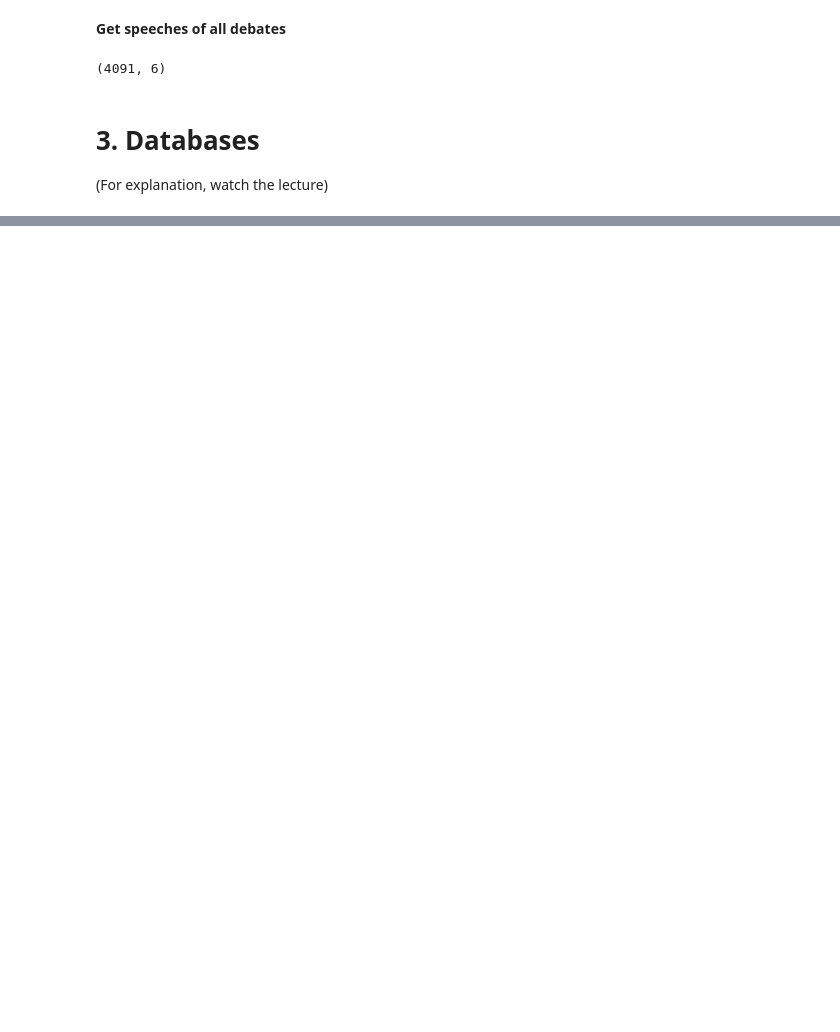
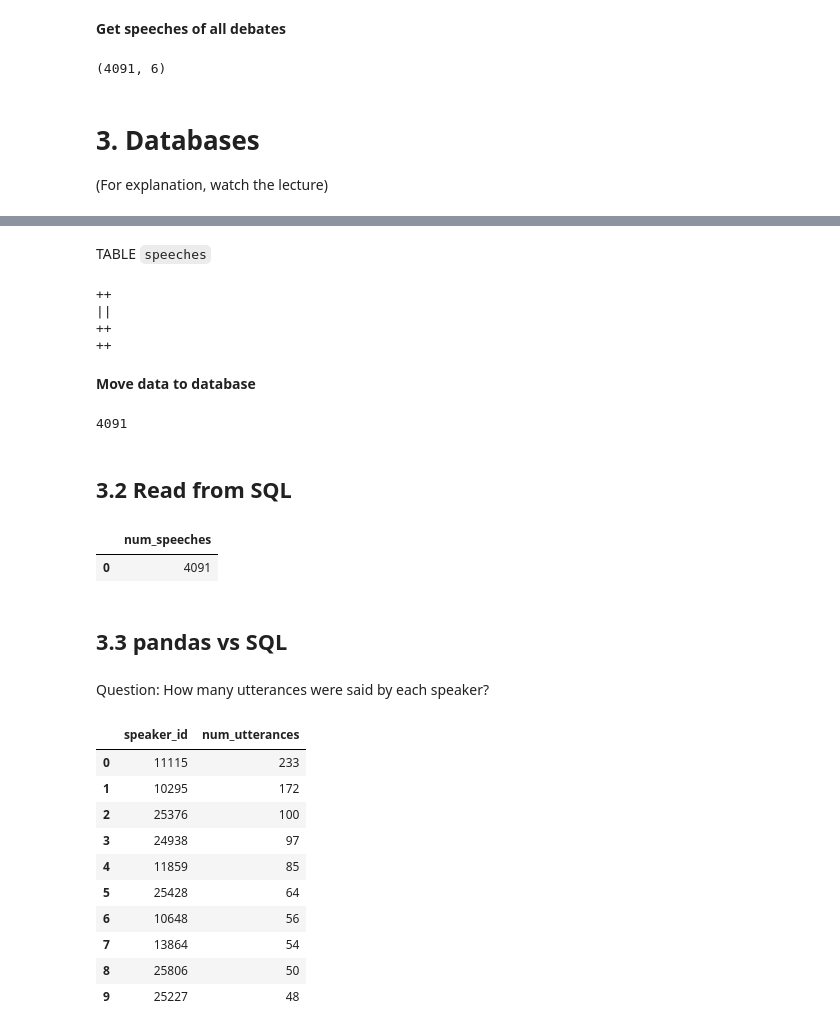
Before and after one commit to ZCLiu35/w10-data-reshaping-tricks, a Jupyter notebook: notebooks/NB01-collect-data.ipynb, the cells around one changed output, grey strips where cells are left out. Cells and saved outputs as stored; diff of their text form; code cells hidden in the pictures; blank space fills up the shorter version.

```diff
--- a/notebooks/NB01-collect-data.ipynb
+++ b/notebooks/NB01-collect-data.ipynb
@@ -159,0 +222,60 @@ df_speeches.shape
+# %% [markdown]
+TABLE `speeches`
+# %%
+%%sql discordia
+
+CREATE TABLE "speeches" (
+    "debate_id" VARCHAR(20),
+    "speech_id" VARCHAR(10),
+    "speaker_id" CHAR(5),
+    "speaker_position" TEXT,
+    "speech_html" TEXT,
+    "speech_raw_text" TEXT
+)
+# %% [output]
+++
+||
+++
+++
+# %% [markdown]
+**Move data to database**
+# %%
+df_debates.to_sql('debates', engine, if_exists='append', index=False)
+df_speeches.to_sql('speeches', engine, if_exists='append', index=False)
+# %% [output]
+4091
+# %% [markdown]
+## 3.2 Read from SQL
+# %%
+query = """
+SELECT COUNT(*) as num_speeches FROM speeches
+"""
+
+pd.read_sql(query, engine)
+# %% [output]
+|  | num_speeches |
+| 0 | 4091 |
+# %% [markdown]
+## 3.3 pandas vs SQL
+# %% [markdown]
+Question: How many utterances were said by each speaker?
+# %%
+(
+    df_speeches.groupby('speaker_id')
+               .apply(lambda x: pd.Series({'num_utterances': len(x)}))
+               .sort_values('num_utterances', ascending=False)
+               .reset_index()
+               .head(10)
+)
+# %% [output]
+|  | speaker_id | num_utterances |
+| 0 | 11115 | 233 |
+| 1 | 10295 | 172 |
+| 2 | 25376 | 100 |
+| 3 | 24938 | 97 |
+| 4 | 11859 | 85 |
+| 5 | 25428 | 64 |
+| 6 | 10648 | 56 |
+| 7 | 13864 | 54 |
+| 8 | 25806 | 50 |
+| 9 | 25227 | 48 |
```
Also changed, not shown: parts of 10 cells of this notebook.
